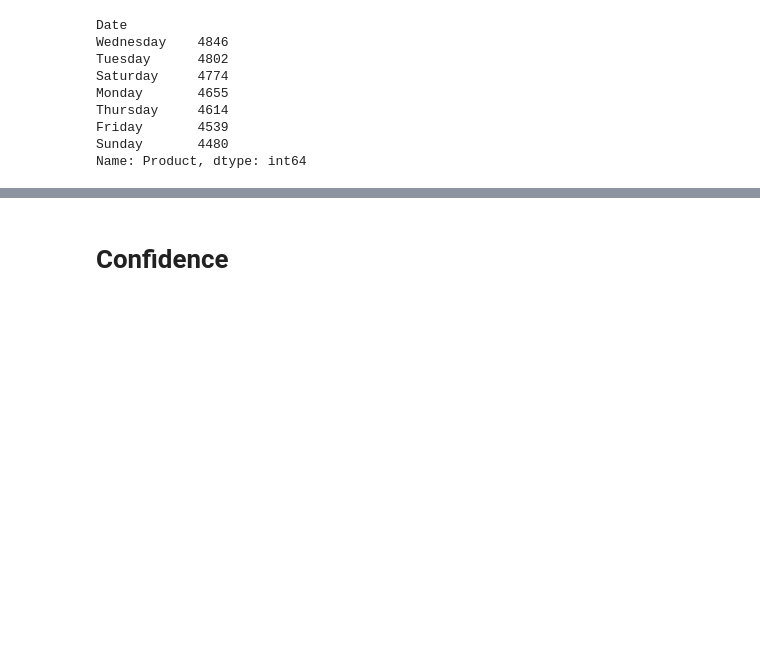
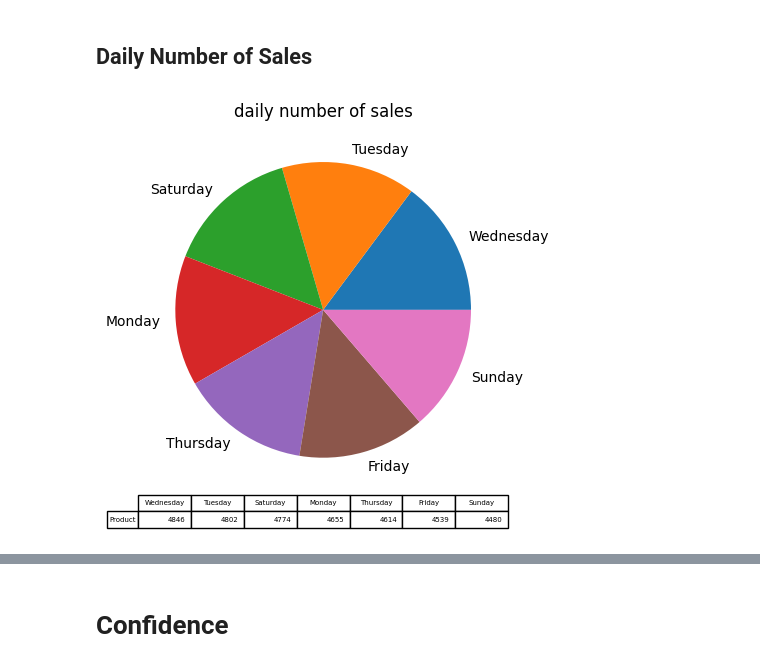
Before and after one commit to MaryamAhmadinejad/supermarket-data-analysis, a Jupyter notebook: main.ipynb, the cells around one changed output, grey strips where cells are left out. Cells and saved outputs as stored; diff of their text form; code cells hidden in the pictures; blank space fills up the shorter version.

```diff
--- a/main.ipynb
+++ b/main.ipynb
@@ -32,13 +37,7 @@ Name: Customer Id, dtype: int64
+# %% [markdown]
+## Daily Number of Sales
 # %%
 group_by_weekday = df.groupby(df['Date'].dt.day_name())['Product'].count().sort_values(ascending=False)
-group_by_weekday.head(7)
+group_by_weekday.plot(kind='pie', title='daily number of sales', table=True, ylabel='');
 # %% [output]
-Date
-Wednesday    4846
-Tuesday      4802
-Saturday     4774
-Monday       4655
-Thursday     4614
-Friday       4539
-Sunday       4480
-Name: Product, dtype: int64
+[figure, added]
```
Also changed, not shown: parts of 13 cells of this notebook.
